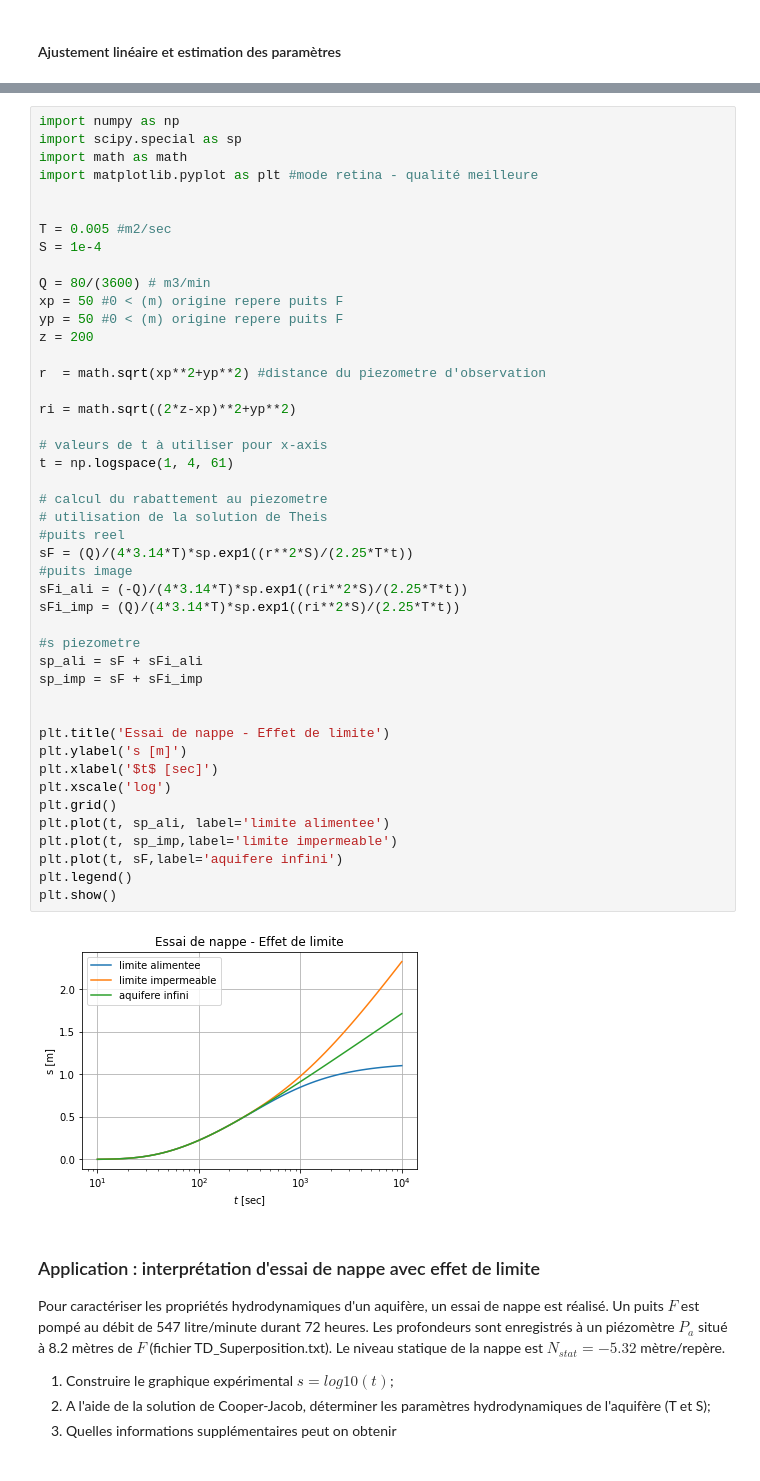
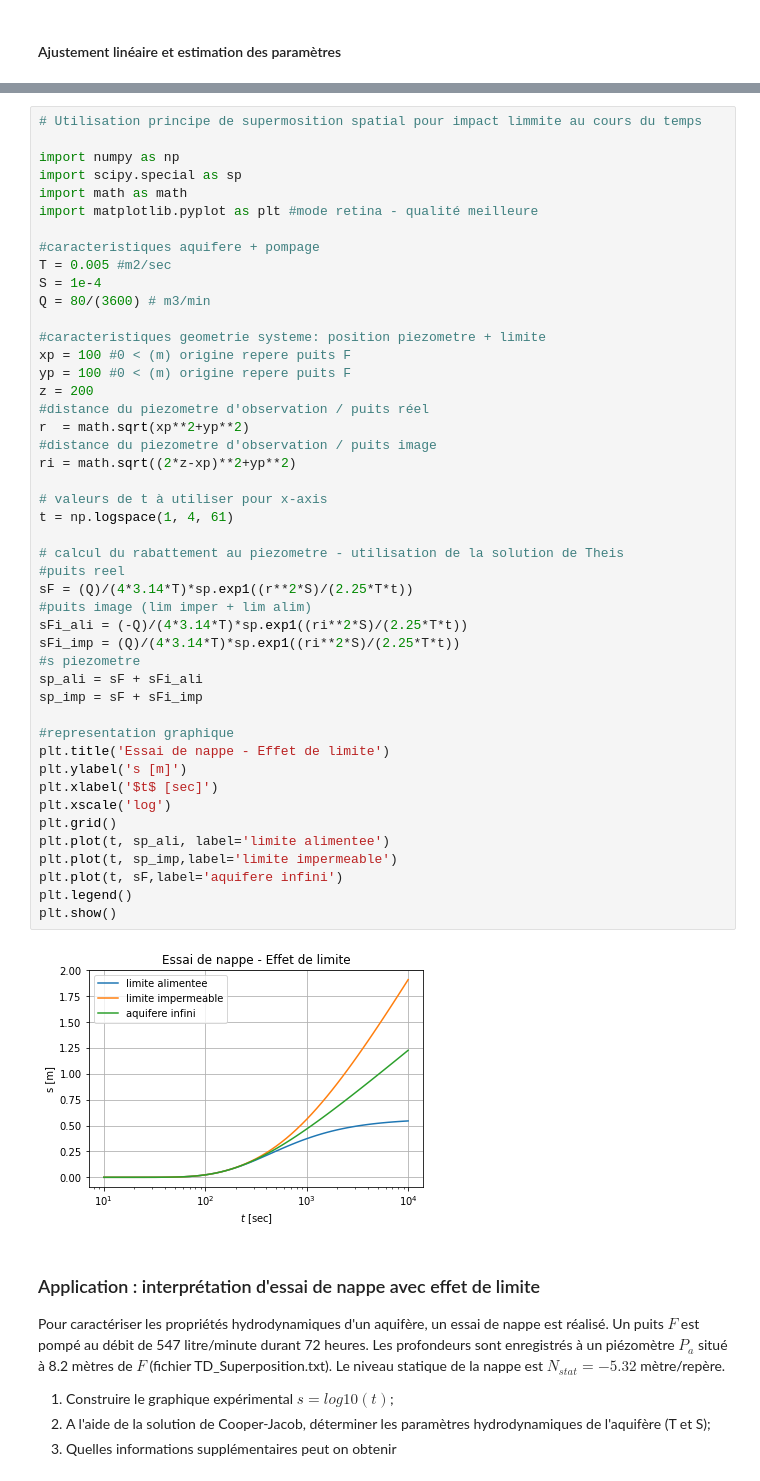
Before and after one commit to larroque852/NB_ENS2_OPT_HYDRODYN, a Jupyter notebook: ENS2_OPT_corrige_Superposition_Rem_lim.ipynb, the cells around one changed output, grey strips where cells are left out. Saved outputs shown, nothing was run; the diff lists cells and outputs as text.

```diff
--- a/ENS2_OPT_corrige_Superposition_Rem_lim.ipynb
+++ b/ENS2_OPT_corrige_Superposition_Rem_lim.ipynb
@@ -272,52 +278,53 @@ $$
 s_T ={\frac{Q}{4 \pi T}W \left({\frac{r^2S}{4Tt) }} \right)} + {\frac{+Q}{4 \pi T}W \left({\frac{r_i^2S}{4Tt) }} \right)}
 $$
 # %%
+# Utilisation principe de supermosition spatial pour impact limmite au cours du temps
+
 import numpy as np
 import scipy.special as sp
 import math as math
 import matplotlib.pyplot as plt #mode retina - qualité meilleure
 
-
+#caracteristiques aquifere + pompage
 T = 0.005 #m2/sec
 S = 1e-4
+Q = 80/(3600) # m3/min
 
-Q = 80/(3600) # m3/min
-xp = 50 #0 < (m) origine repere puits F
-yp = 50 #0 < (m) origine repere puits F
+#caracteristiques geometrie systeme: position piezometre + limite
+xp = 100 #0 < (m) origine repere puits F
+yp = 100 #0 < (m) origine repere puits F
 z = 200
-
-r  = math.sqrt(xp**2+yp**2) #distance du piezometre d'observation
-
+#distance du piezometre d'observation / puits réel
+r  = math.sqrt(xp**2+yp**2)
+#distance du piezometre d'observation / puits image
 ri = math.sqrt((2*z-xp)**2+yp**2)
 
 # valeurs de t à utiliser pour x-axis
 t = np.logspace(1, 4, 61)
 
-# calcul du rabattement au piezometre
-# utilisation de la solution de Theis
+# calcul du rabattement au piezometre - utilisation de la solution de Theis
 #puits reel
 sF = (Q)/(4*3.14*T)*sp.exp1((r**2*S)/(2.25*T*t))
-#puits image
+#puits image (lim imper + lim alim)
 sFi_ali = (-Q)/(4*3.14*T)*sp.exp1((ri**2*S)/(2.25*T*t))
 sFi_imp = (Q)/(4*3.14*T)*sp.exp1((ri**2*S)/(2.25*T*t))
-
 #s piezometre
 sp_ali = sF + sFi_ali
 sp_imp = sF + sFi_imp
 
-
+#representation graphique
 plt.title('Essai de nappe - Effet de limite')
 plt.ylabel('s [m]')
 plt.xlabel('$t$ [sec]')
 plt.xscale('log')
 plt.grid()
 plt.plot(t, sp_ali, label='limite alimentee')
 plt.plot(t, sp_imp,label='limite impermeable')
 plt.plot(t, sF,label='aquifere infini')
 plt.legend()
 plt.show()
 # %% [output]
-[figure, old version]
+[figure, new version]
 # %% [markdown]
 ### Application : interprétation d'essai de nappe avec effet de limite
 
```
Also changed, not shown: parts of 2 cells of this notebook.
